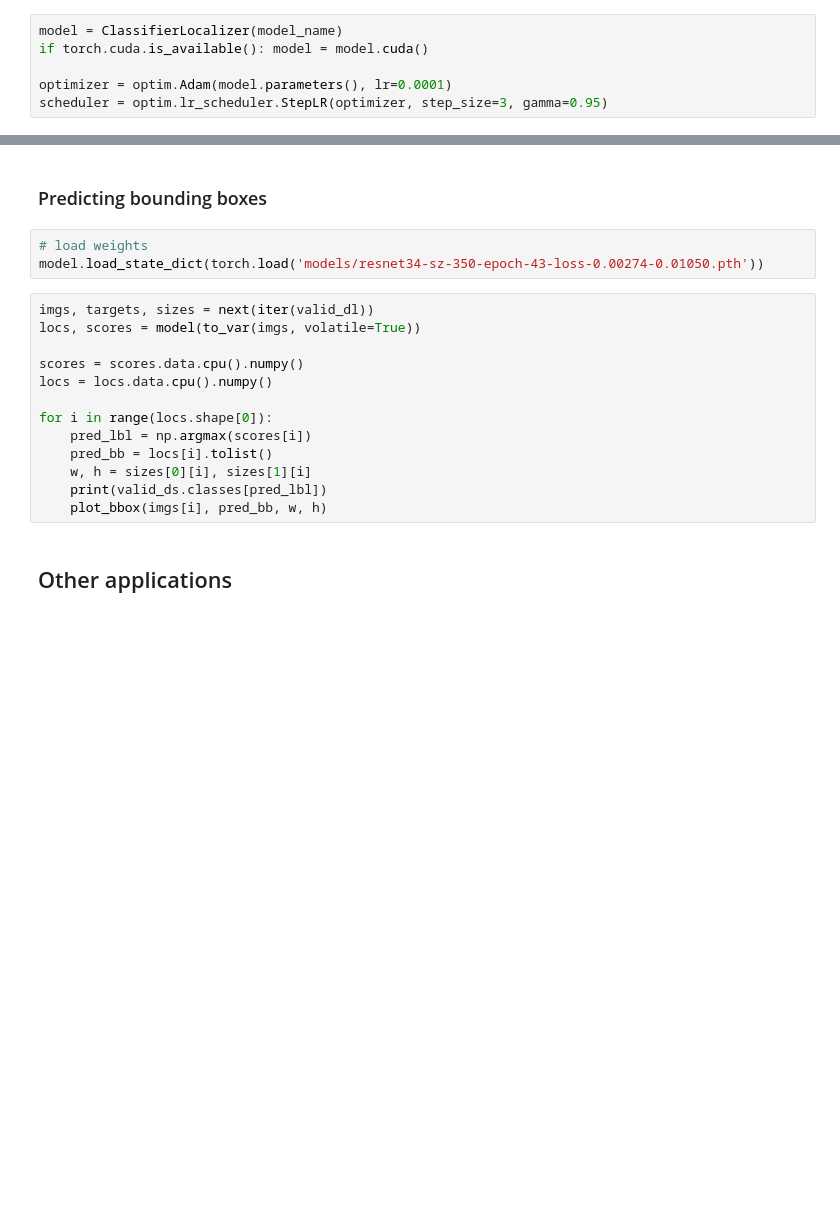
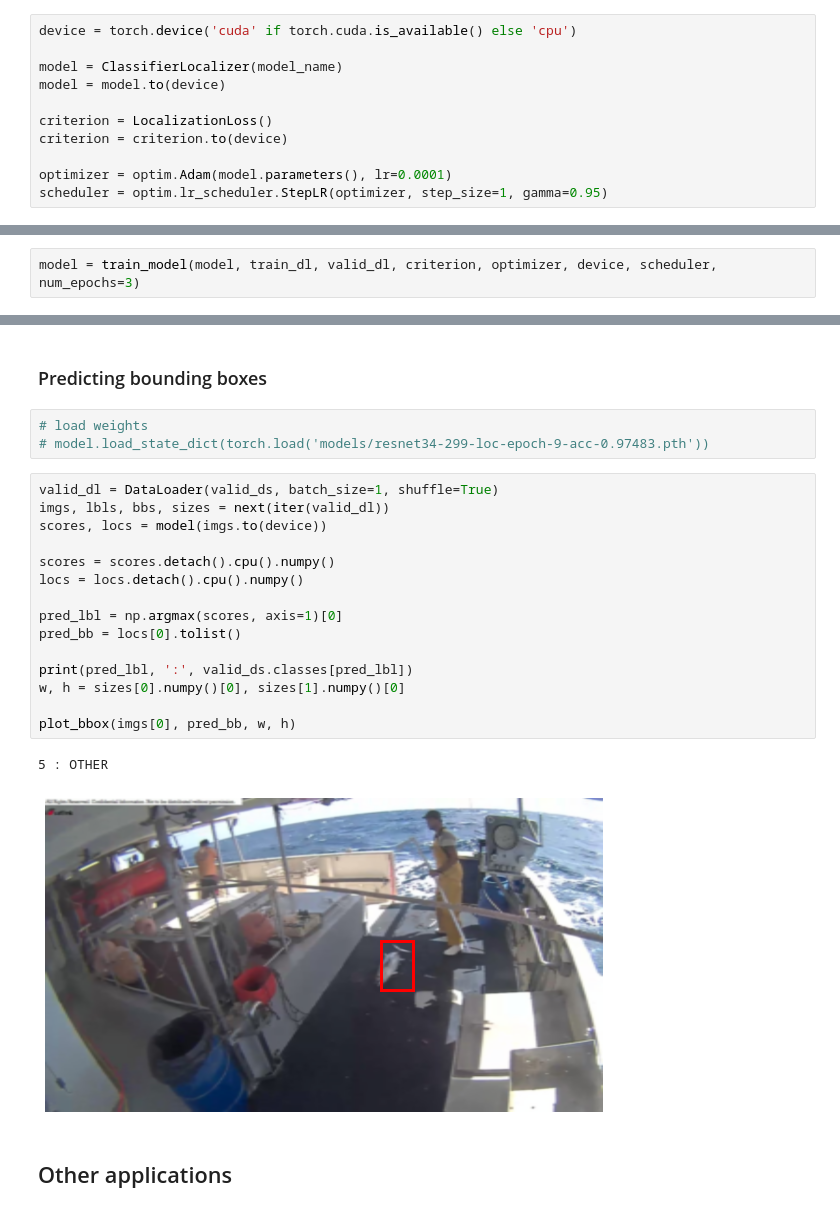
Before and after one commit to snrazavi/Deep_Learning_in_Python_2018, a Jupyter notebook: Week04/fisheries/DLiP2018-Object Localization and Classification.ipynb, the cells around one changed output, grey strips where cells are left out. Drawn from its saved outputs; the diff is of its cells as text; blank space fills up the shorter version.

```diff
--- a/Week04/fisheries/DLiP2018-Object Localization and Classification.ipynb
+++ b/Week04/fisheries/DLiP2018-Object Localization and Classification.ipynb
@@ -324,6 +366,11 @@ def loss_func(output, target, alpha):
 # %%
+device = torch.device('cuda' if torch.cuda.is_available() else 'cpu')
+
 model = ClassifierLocalizer(model_name)
-if torch.cuda.is_available(): model = model.cuda()
+model = model.to(device)
+
+criterion = LocalizationLoss()
+criterion = criterion.to(device)
 
 optimizer = optim.Adam(model.parameters(), lr=0.0001)
-scheduler = optim.lr_scheduler.StepLR(optimizer, step_size=3, gamma=0.95)
+scheduler = optim.lr_scheduler.StepLR(optimizer, step_size=1, gamma=0.95)
@@ -436,0 +377,2 @@ model.load_state_dict(best_weights)
+# %%
+model = train_model(model, train_dl, valid_dl, criterion, optimizer, device, scheduler, num_epochs=3)
@@ -438,20 +398,25 @@ model.load_state_dict(best_weights)
 ### Predicting bounding boxes
 # %%
 # load weights
-model.load_state_dict(torch.load('models/resnet34-sz-350-epoch-43-loss-0.00274-0.01050.pth'))
+# model.load_state_dict(torch.load('models/resnet34-299-loc-epoch-9-acc-0.97483.pth'))
 # %%
-imgs, targets, sizes = next(iter(valid_dl))
-locs, scores = model(to_var(imgs, volatile=True))
+valid_dl = DataLoader(valid_ds, batch_size=1, shuffle=True)
+imgs, lbls, bbs, sizes = next(iter(valid_dl))
+scores, locs = model(imgs.to(device))
 
-scores = scores.data.cpu().numpy()
-locs = locs.data.cpu().numpy()
+scores = scores.detach().cpu().numpy()
+locs = locs.detach().cpu().numpy()
 
-for i in range(locs.shape[0]):
-    pred_lbl = np.argmax(scores[i])
-    pred_bb = locs[i].tolist()
-    w, h = sizes[0][i], sizes[1][i]
-    print(valid_ds.classes[pred_lbl])
-    plot_bbox(imgs[i], pred_bb, w, h)
+pred_lbl = np.argmax(scores, axis=1)[0]
+pred_bb = locs[0].tolist()
+
+print(pred_lbl, ':', valid_ds.classes[pred_lbl])
+w, h = sizes[0].numpy()[0], sizes[1].numpy()[0]
+
+plot_bbox(imgs[0], pred_bb, w, h)
+# %% [output]
+5 : OTHER
+[figure, added]
 # %% [markdown]
 ## Other applications
 # %% [markdown]
```
Also changed, not shown: parts of 20 cells of this notebook, 3 other files.
